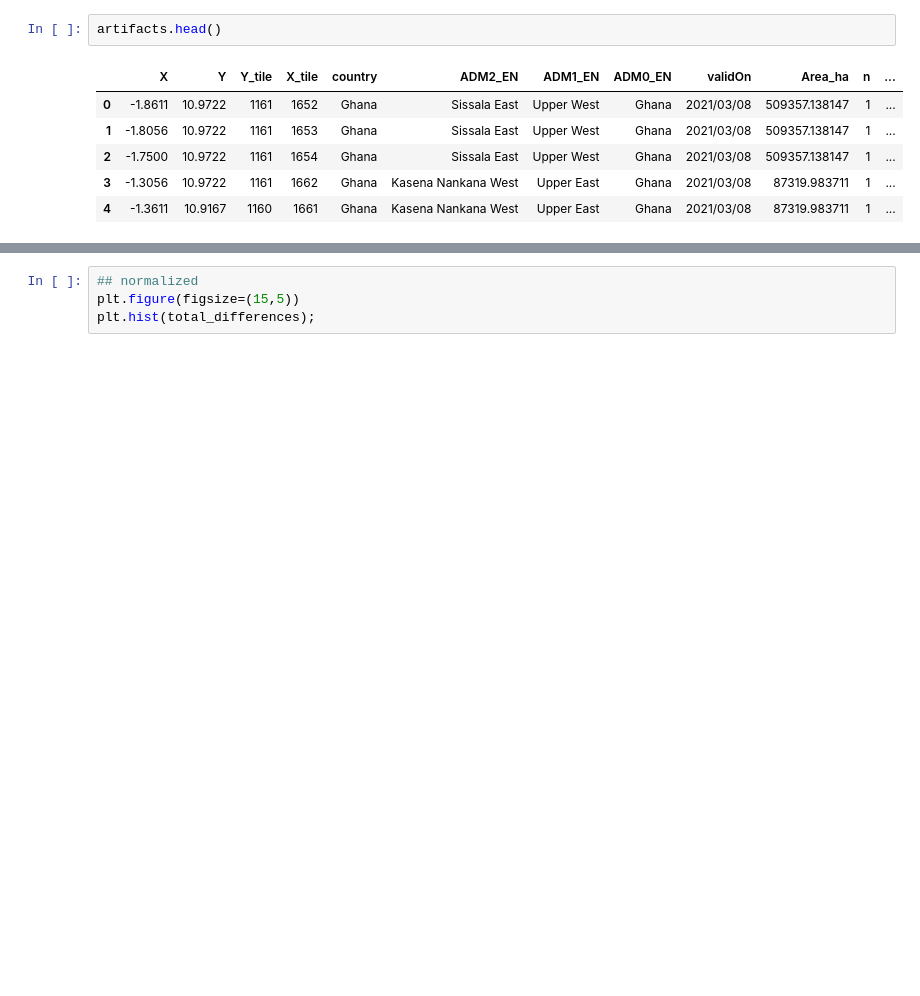
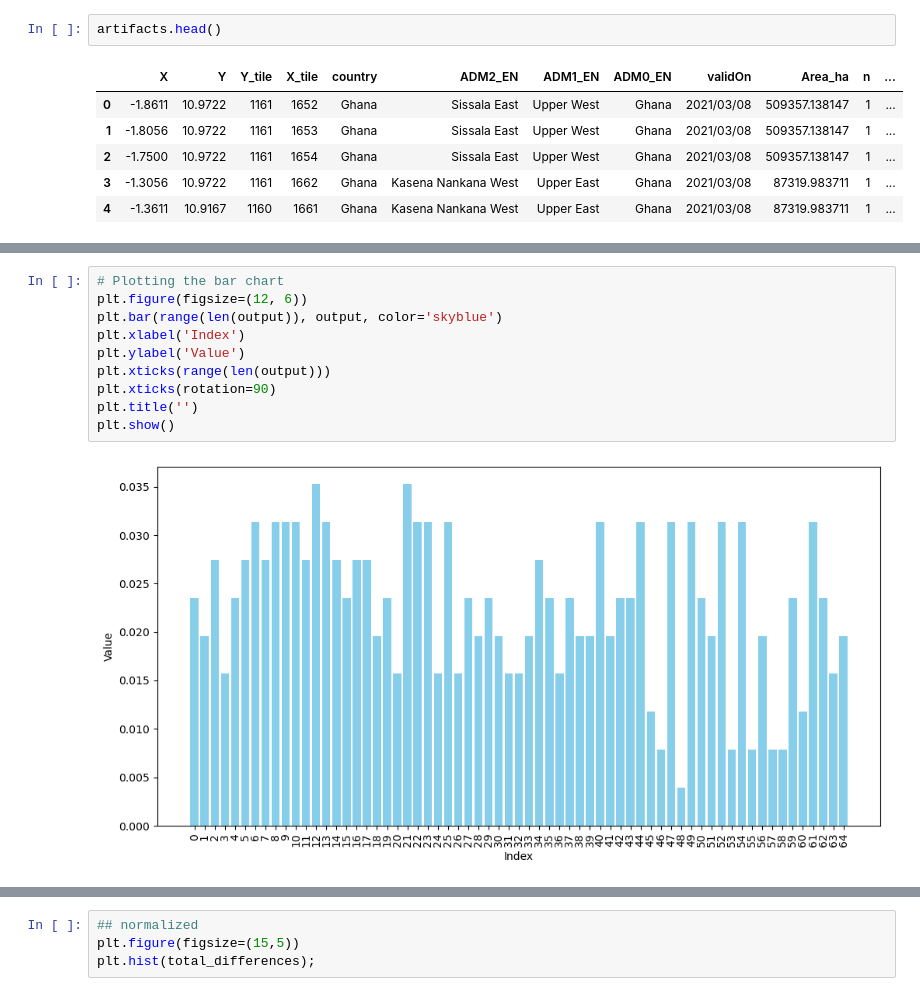
Before and after one commit to wri/plantation_classifier, a Jupyter notebook: notebooks/resegmentation_analysis.ipynb, the cells around one changed output, grey strips where cells are left out. Saved outputs shown, nothing was run; the diff lists cells and outputs as text; blank space fills up the shorter version.

```diff
--- a/notebooks/resegmentation_analysis.ipynb
+++ b/notebooks/resegmentation_analysis.ipynb
@@ -153,0 +201,12 @@ plt.hist(total_differences);
+# %%
+# Plotting the bar chart
+plt.figure(figsize=(12, 6))
+plt.bar(range(len(output)), output, color='skyblue')
+plt.xlabel('Index')
+plt.ylabel('Value')
+plt.xticks(range(len(output)))
+plt.xticks(rotation=90)
+plt.title('')
+plt.show()
+# %% [output]
+[figure, added]
```
Also changed, not shown: parts of 16 cells of this notebook.
